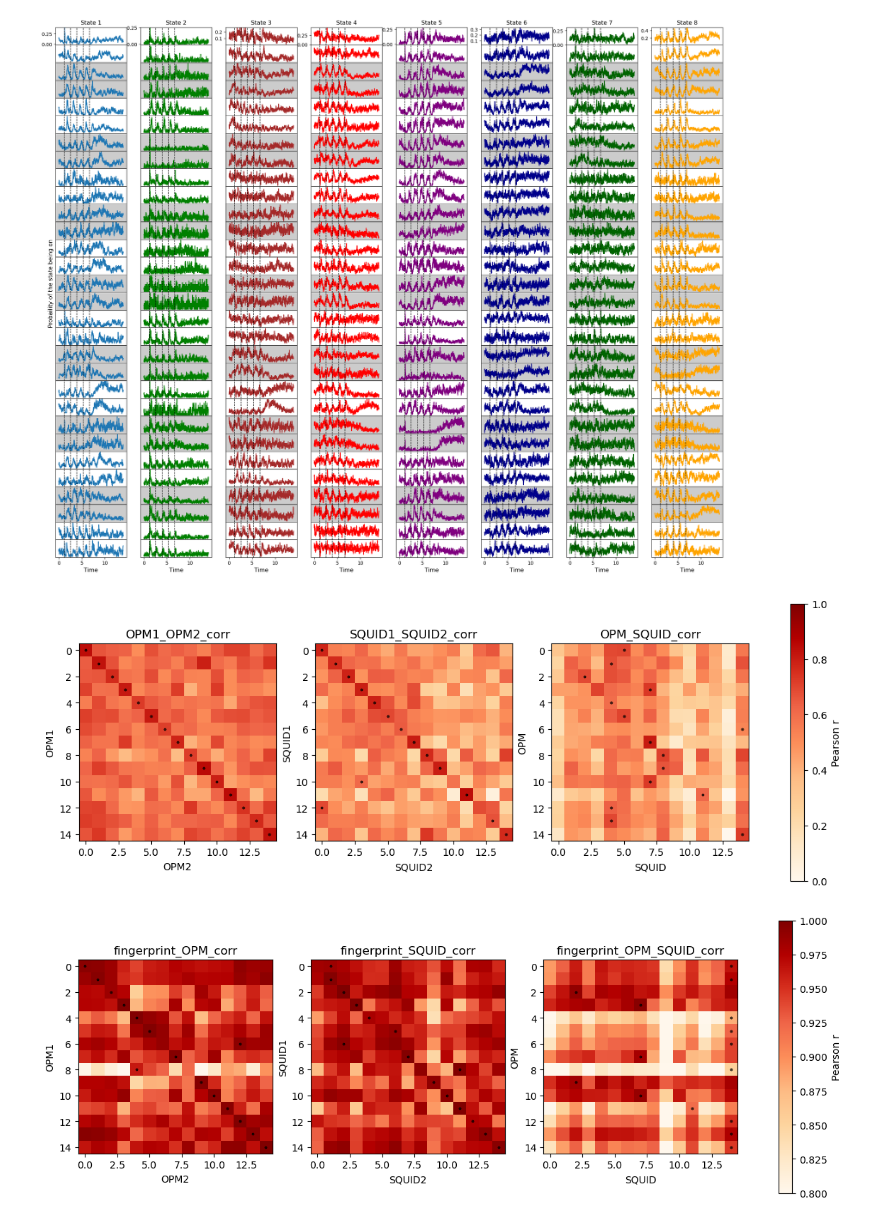
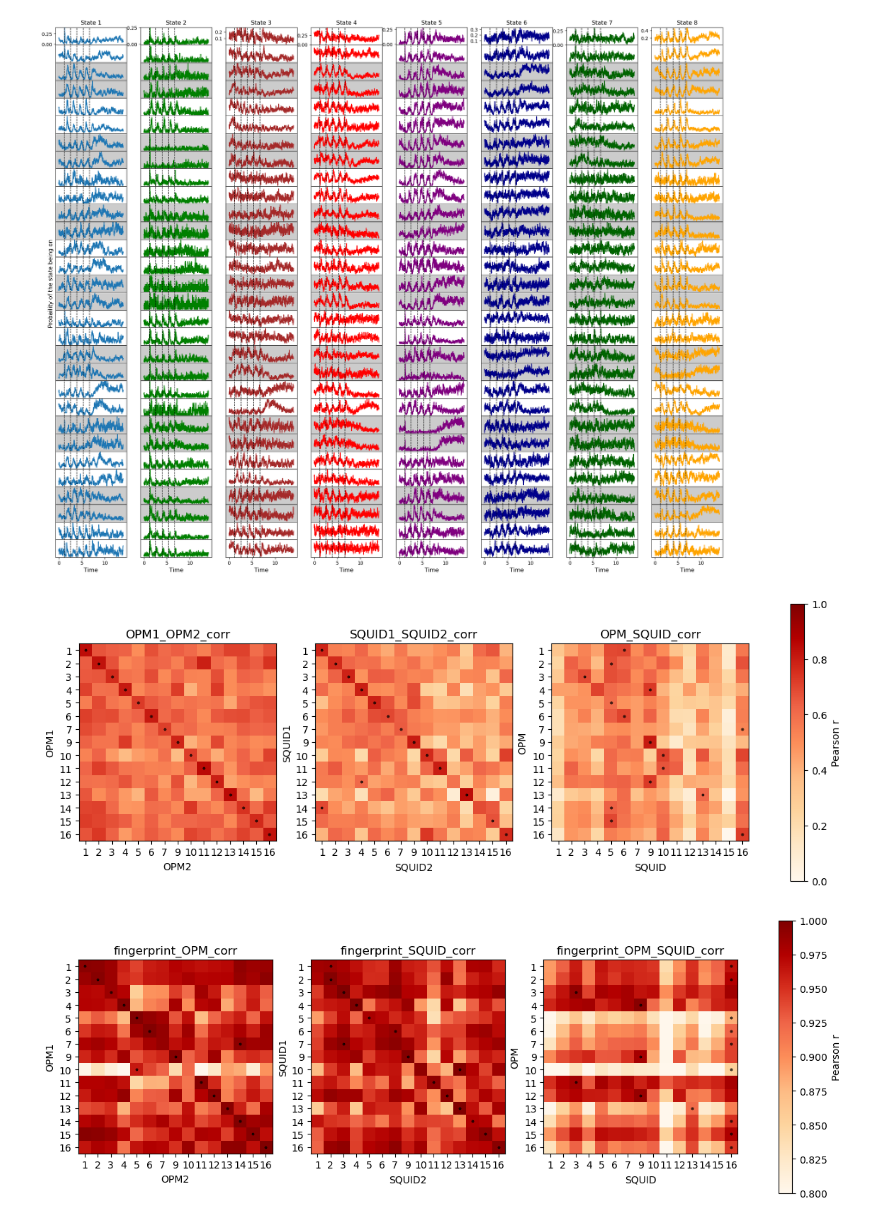
Before and after one commit to ppyab15/Canonical-HMM-Networks, a Jupyter notebook: annas_pipeline/calc_and_plot_correlations.ipynb, the cells around one changed output. Saved outputs shown, nothing was run; the diff lists cells and outputs as text; code cells hidden in the pictures.

Commit message:
correcting axis ticks

```diff
--- a/annas_pipeline/calc_and_plot_correlations.ipynb
+++ b/annas_pipeline/calc_and_plot_correlations.ipynb
@@ -297,34 +297,45 @@ for row in range(15):
             OPM_SQUID_corr[row,colomn] = np.mean((OPM1_SQUID1_corr, OPM1_SQUID2_corr, OPM2_SQUID1_corr, OPM2_SQUID2_corr))
             OPM_SQUID_corr[row,colomn] = OPM2_SQUID2_corr
 
 #PLOTTING
 mats = [OPM1_OPM2_corr, SQUID1_SQUID2_corr, OPM_SQUID_corr]  # <- replace with your 3 matrices
 titles = ['OPM1_OPM2_corr', 'SQUID1_SQUID2_corr', 'OPM_SQUID_corr']
 y_axis_labels = ['OPM1', 'SQUID1', 'OPM']
 x_axis_labels = ['OPM2', 'SQUID2', 'SQUID']
 
 fig, axes = plt.subplots(1, 3, figsize=(15, 5))#, sharex=True, sharey=True)
 
+# subject labels (skip 8)
+labels = [1,2,3,4,5,6,7,9,10,11,12,13,14,15,16]
+
 for ax, mat, title, x_axis, y_axis in zip(axes, mats, titles, x_axis_labels, y_axis_labels):
     im = ax.imshow(mat, cmap='OrRd', vmin=0, vmax=1)
 
     ax.set_title(title)
     ax.set_xlabel(x_axis)
     ax.set_ylabel(y_axis)
+
+    # --- set ticks ---
+    n = mat.shape[0]
+    ax.set_xticks(np.arange(n))
+    ax.set_yticks(np.arange(n))
+
+    ax.set_xticklabels(labels)
+    ax.set_yticklabels(labels)
 
     # mark row-wise maxima
     n_rows = mat.shape[0]
     for i in range(n_rows):
         j_max = np.argmax(mat[i, :])
         ax.scatter(j_max, i, color='black', marker='.', s=2, linewidths=2)
 
 # one shared colorbar
 fig.colorbar(im, ax=axes, label='Pearson r')
 
 #plt.tight_layout()
 plt.show()
 # %% [output]
-[figure, old version]
+[figure, new version]
 # %%
 #CALCULATING AND PLOTTING COEFFCIENTS FOR SUMMARY STATS
 
@@ -393,12 +404,23 @@ x_axis_labels = ['OPM2', 'SQUID2', 'SQUID']
 
 fig, axes = plt.subplots(1, 3, figsize=(15, 5))#, sharex=True, sharey=True)
 
+# subject labels (skip 8)
+labels = [1,2,3,4,5,6,7,9,10,11,12,13,14,15,16]
+
 for ax, mat, title, x_axis, y_axis in zip(axes, mats, titles, x_axis_labels, y_axis_labels):
     im = ax.imshow(mat, cmap='OrRd', vmin=0.8, vmax=1)
 
     ax.set_title(title)
     ax.set_xlabel(x_axis)
     ax.set_ylabel(y_axis)
+
+    # --- set ticks ---
+    n = mat.shape[0]
+    ax.set_xticks(np.arange(n))
+    ax.set_yticks(np.arange(n))
+
+    ax.set_xticklabels(labels)
+    ax.set_yticklabels(labels)
 
     # mark row-wise maxima
     n_rows = mat.shape[0]
@@ -412,7 +434,7 @@ fig.colorbar(im, ax=axes, label='Pearson r')
 #plt.tight_layout()
 plt.show()
 # %% [output]
-[figure, old version]
+[figure, new version]
 # %%
 #CALCULATING AND PLOTTING COEFFCIENTS FOR STATE PSDS
 
```
Also changed, not shown: parts of 2 cells of this notebook.
